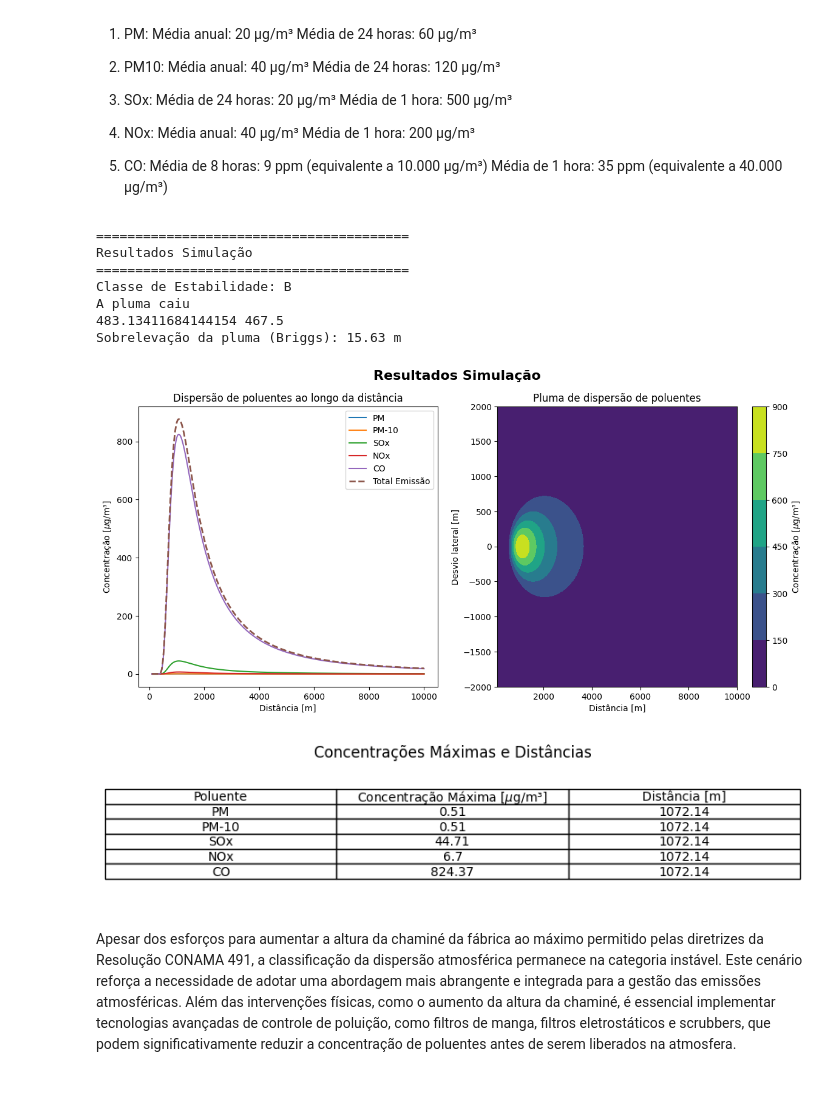
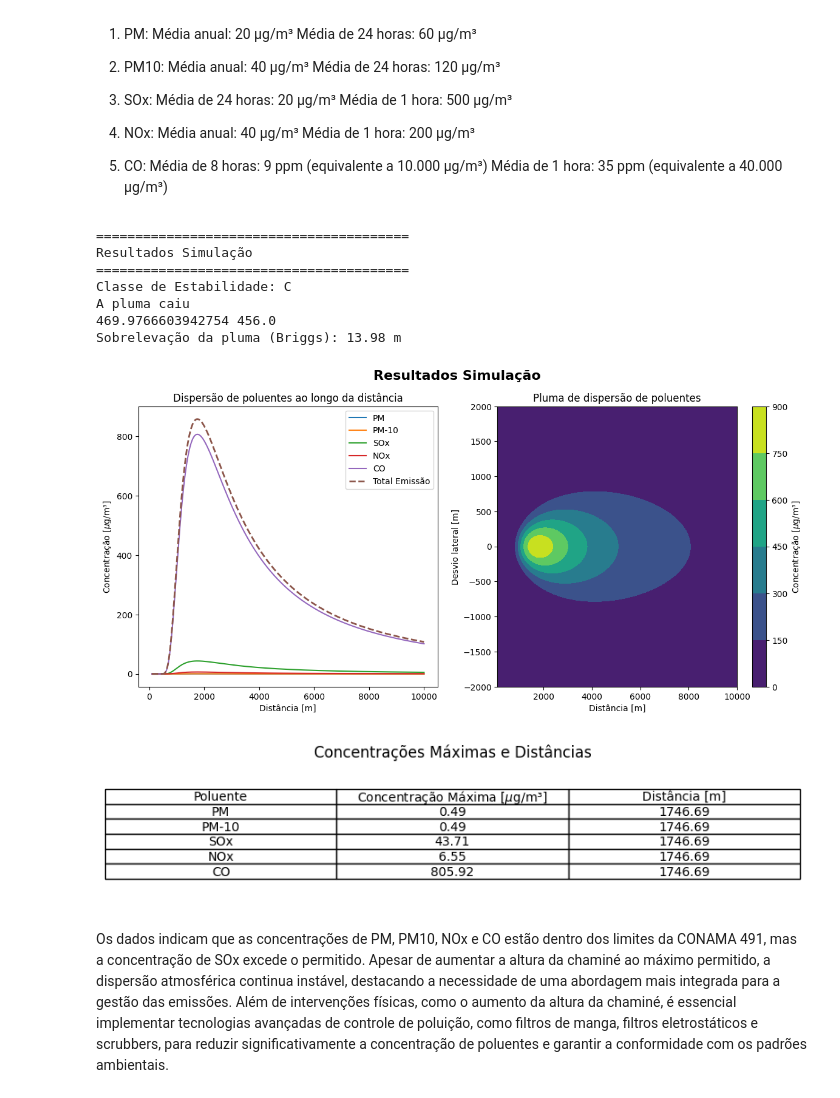
Before and after one commit to brunaboscato/ENS5173_20241, a Jupyter notebook: Atividade_03.ipynb, the cells around one changed output. Saved outputs shown, nothing was run; the diff lists cells and outputs as text; code cells hidden in the pictures.

```diff
--- a/Atividade_03.ipynb
+++ b/Atividade_03.ipynb
@@ -233,11 +233,11 @@ params = {
     'H': 50,                    # Altura de liberação da pluma (m)
     'urbOrRural': 'urbano',     # Tipo de ambiente (urbano ou rural)
     'rc': lambda d: d / 2,      # Raio da chaminé (função lambda)
-    'd': 3.5,                   # Diâmetro da chaminé (m)
-    'Vs': 20,                   # Velocidade de saída do gás (m/s)
-    'p': 1013,                  # Pressão atmosférica (hPa)
+    'd': 6,                   # Diâmetro da chaminé (m)
+    'Vs': 10,                   # Velocidade de saída do gás (m/s)
+    'p': 1012,                  # Pressão atmosférica (hPa)
     'deltaT': 60,               # Diferença de temperatura entre a pluma e o ambiente (°C)
-    'Ts': 533,                  # Temperatura de saída da pluma (°C)
+    'Ts': 438,                  # Temperatura de saída da pluma (°C)
     'Ta': lambda deltaT, Ts: Ts - deltaT,   # Temperatura atmosférica (função lambda)
     'x': np.linspace(100, 10000, 500)      # Distância (m)
 }
@@ -706,19 +706,19 @@ Média de 1 hora: 35 ppm (equivalente a 40.000 µg/m³)
 # %%
 # Parâmetros de entrada para a simulação
 params = {
-    'u': 5,                     # m/s
-    'y': 0,                     # estimando na direção do vento
-    'z': 1.5,                   # altura do nariz
-    'H': 450,                   # m
-    'urbOrRural': 'urbano',
-    'rc': lambda d: d / 2,      # raio da chaminé
-    'd': 3.5,                   # Diâmetro da chaminé
-    'Vs': 20,                   # Velocidade de saída do gás
-    'p': 1013,                  # Pressão atmosférica em hPa
-    'deltaT': 60,               # Diferença de temperatura entre a pluma e o ambiente
-    'Ts': 533,                  # Temperatura de saída da pluma
-    'Ta': lambda deltaT, Ts: Ts-deltaT,      # Temperatura Atmosférica
-    'x': np.linspace(100, 10000, 500)      # Distância
+    'u': 5,                     # Velocidade do vento (m/s)
+    'y': 0,                     # Estimando na direção do vento
+    'z': 1.5,                   # Altura do nariz (m)
+    'H': 450,                    # Altura de liberação da pluma (m)
+    'urbOrRural': 'urbano',     # Tipo de ambiente (urbano ou rural)
+    'rc': lambda d: d / 2,      # Raio da chaminé (função lambda)
+    'd': 6,                   # Diâmetro da chaminé (m)
+    'Vs': 10,                   # Velocidade de saída do gás (m/s)
+    'p': 1012,                  # Pressão atmosférica (hPa)
+    'deltaT': 60,               # Diferença de temperatura entre a pluma e o ambiente (°C)
+    'Ts': 438,                  # Temperatura de saída da pluma (°C)
+    'Ta': lambda deltaT, Ts: Ts - deltaT,   # Temperatura atmosférica (função lambda)
+    'x': np.linspace(100, 10000, 500)      # Distância (m)
 }
 
 # Calcular Fb e Fm
@@ -745,16 +745,7 @@ print(f"Classe de Estabilidade: {classe}")
 
 # Ajustar a altura da chaminé com base no efeito downwash
 H_adjusted = hg_tip_downwash(params['H'], params['d'], params['Vs'], params['u'])
-
-## Davidson-Bryant
-# sigmaY, sigmaZ = sigmaYZ(params['x'], classe, params['urbOrRural'])
-# deltaH = sobrelevacaoDavidsonBryant(params['d'], params['Vs'], params['u'], params['deltaT'], params['Ts'])
-# H_eff = params['H'] + deltaH
-
-## Holland
-# sigmaY, sigmaZ = sigmaYZ(params['x'], classe, params['urbOrRural'])
-# deltaH = sobrelevacaoHolland(params['d'], params['Vs'], params['u'], params['deltaT'], params['Ts'], params['p'])
-# H_eff = params['H'] + deltaH
+params['H'] + deltaH
 
 # Briggs
 sigmaY, sigmaZ = sigmaYZ(params['x'], classe, params['urbOrRural'])
@@ -793,37 +784,37 @@ ax1.legend()
 
 # Gráfico de contorno para a somatória das emissões
 X, Y = np.meshgrid(params['x'], np.linspace(-2000, 2000, 500))
 sigmaY, sigmaZ = sigmaYZ(X, classe, params['urbOrRural'])
 conc2D = modeloGaussiano(total_qs, sigmaY, sigmaZ, params['u'], Y, params['z'], H_eff)
 
 contour = ax2.contourf(X, Y, conc2D, cmap='viridis')
 fig.colorbar(contour, ax=ax2, label='Concentração [$\mu$g/m³]')
 ax2.set_xlabel('Distância [m]')
 ax2.set_ylabel('Desvio lateral [m]')
 ax2.set_title('Pluma de dispersão de poluentes')
 
 plt.show()
 
 # Criar DataFrame com as concentrações máximas e arredondar para 2 casas decimais
 max_conc_df = pd.DataFrame(max_concentrations, columns=['Poluente', 'Concentração Máxima [$\mu$g/m³]', 'Distância [m]'])
 max_conc_df = max_conc_df.round(2)
 
 # Plotar a tabela de concentrações máximas
 fig, ax = plt.subplots(figsize=(10, 2))
 ax.axis('tight')
 ax.axis('off')
 ax.table(cellText=max_conc_df.values, colLabels=max_conc_df.columns, cellLoc='center', loc='center')
 plt.title('Concentrações Máximas e Distâncias')
 plt.show()
 # %% [output]
 ========================================
 Resultados Simulação
 ========================================
-Classe de Estabilidade: B
+Classe de Estabilidade: C
 A pluma caiu
-483.13411684144154 467.5
-Sobrelevação da pluma (Briggs): 15.63 m
+469.9766603942754 456.0
+Sobrelevação da pluma (Briggs): 13.98 m
-[figure, old version]
+[figure, new version]
 [figure]
 # %% [markdown]
-Apesar dos esforços para aumentar a altura da chaminé da fábrica ao máximo permitido pelas diretrizes da Resolução CONAMA 491, a classificação da dispersão atmosférica permanece na categoria instável. Este cenário reforça a necessidade de adotar uma abordagem mais abrangente e integrada para a gestão das emissões atmosféricas. Além das intervenções físicas, como o aumento da altura da chaminé, é essencial implementar tecnologias avançadas de controle de poluição, como filtros de manga, filtros eletrostáticos e scrubbers, que podem significativamente reduzir a concentração de poluentes antes de serem liberados na atmosfera.
+Os dados indicam que as concentrações de PM, PM10, NOx e CO estão dentro dos limites da CONAMA 491, mas a concentração de SOx excede o permitido. Apesar de aumentar a altura da chaminé ao máximo permitido, a dispersão atmosférica continua instável, destacando a necessidade de uma abordagem mais integrada para a gestão das emissões. Além de intervenções físicas, como o aumento da altura da chaminé, é essencial implementar tecnologias avançadas de controle de poluição, como filtros de manga, filtros eletrostáticos e scrubbers, para reduzir significativamente a concentração de poluentes e garantir a conformidade com os padrões ambientais.
```
Also changed, not shown: parts of 7 cells of this notebook.
